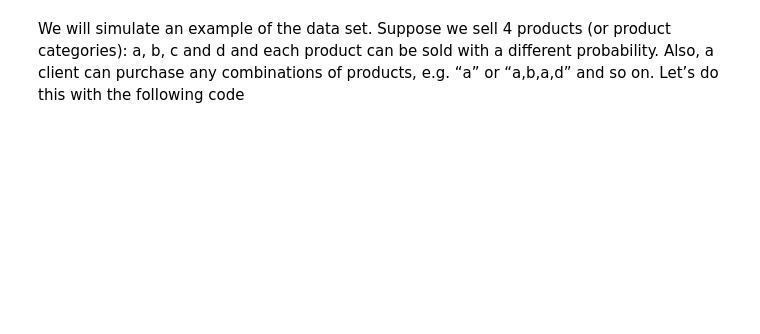
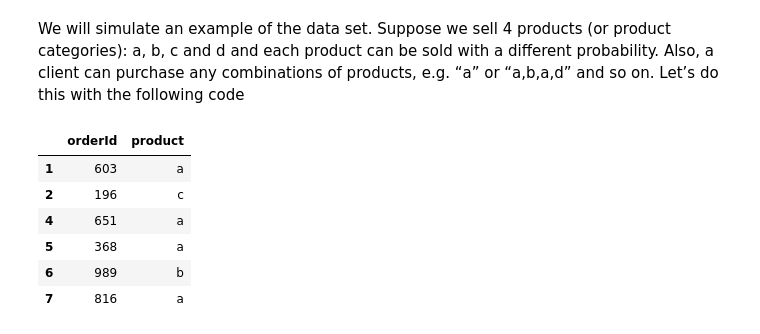
Before and after one commit to CollierKing/marketing_analytics, a Jupyter notebook: Shopping Cart Analysis.ipynb, the cells around one changed output. Saved outputs shown, nothing was run; the diff lists cells and outputs as text; code cells hidden in the pictures; blank space fills up the shorter version.

```diff
--- a/Shopping Cart Analysis.ipynb
+++ b/Shopping Cart Analysis.ipynb
@@ -20,2 +25,21 @@ The downloaded binary packages are in
 # %% [markdown]
 We will simulate an example of the data set. Suppose we sell 4 products (or product categories): a, b, c and d and each product can be sold with a different probability. Also, a client can purchase any combinations of products, e.g. “a” or “a,b,a,d” and so on. Let’s do this with the following code
+# %%
+# creating an example of orders
+set.seed(15)
+df <- data.frame(
+    orderId=sample(c(1:1000), 5000, replace=TRUE),
+    product=sample(c('NULL','a','b','c','d'), 5000, replace=TRUE,
+            prob=c(0.15, 0.65, 0.3, 0.15, 0.1)))
+
+df <- df[df$product!='NULL', ]
+# %%
+head(df)
+# %% [output]
+|  | orderId | product |
+| 1 | 603 | a |
+| 2 | 196 | c |
+| 4 | 651 | a |
+| 5 | 368 | a |
+| 6 | 989 | b |
+| 7 | 816 | a |
```
Also changed, not shown: parts of 13 cells of this notebook, 3 other files.
